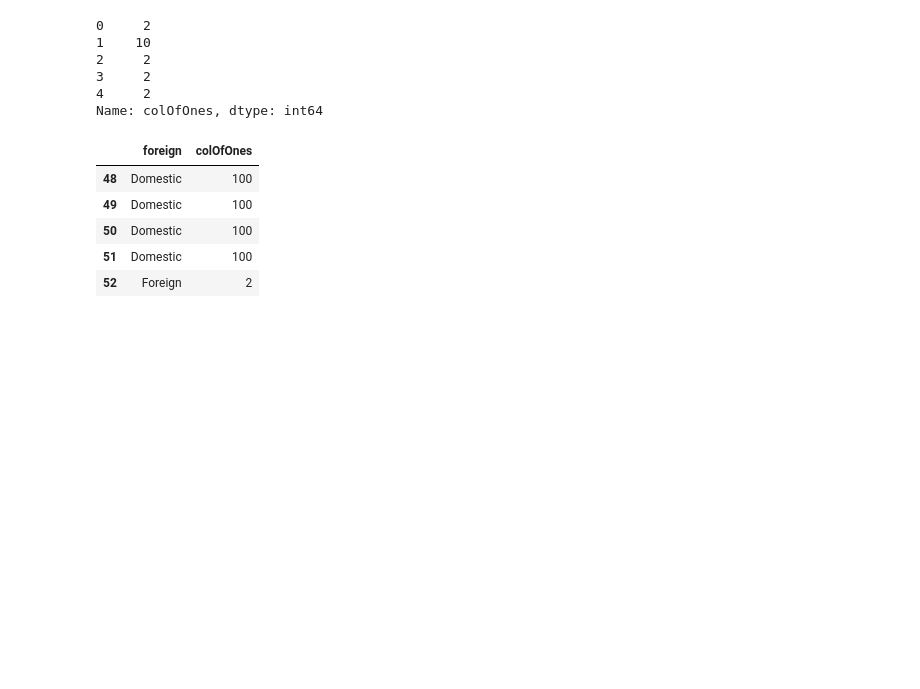
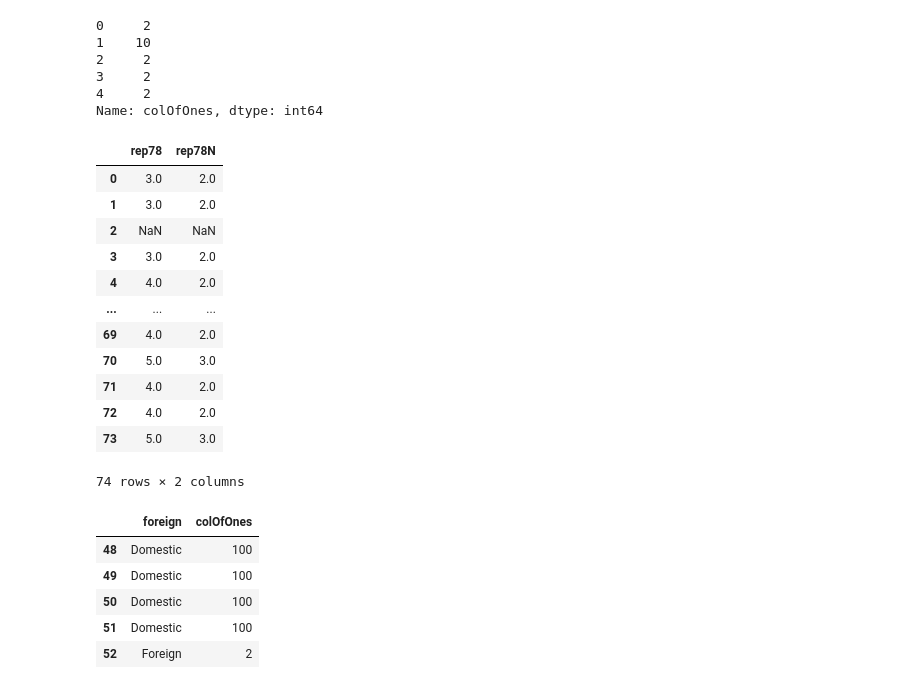
Before and after one commit to theaok/datManPy, a Jupyter notebook: pandas.ipynb, the cells around one changed output. Cells and saved outputs as stored; diff of their text form; code cells hidden in the pictures; blank space fills up the shorter version.

```diff
--- a/pandas.ipynb
+++ b/pandas.ipynb
@@ -760,6 +732,39 @@ auto['colOfOnes'][0:5]
 3     2
 4     2
 Name: colOfOnes, dtype: int64
+# %%
+###recode
+#mapping = {1:'<10k'
+#          ,2:'<10k'
+#          ,3:'<10k'
+#          ,4:'10-20k'
+#          ,5:'20-50k'
+#          ,6:'50-100k'
+#          ,7:'.1-.5m'
+#          ,8:'>.5m'
+#                    }
+#df=df.assign(rurUrb  = df.X049.map(mapping))
+mapping ={1:1
+          ,2:1
+          ,3:2
+          ,4:2
+          ,5:3}
+a=auto.assign(rep78N=auto.rep78.map(mapping))
+a[['rep78','rep78N']]
+# %% [output]
+|  | rep78 | rep78N |
+| 0 | 3.0 | 2.0 |
+| 1 | 3.0 | 2.0 |
+| 2 | NaN | NaN |
+| 3 | 3.0 | 2.0 |
+| 4 | 4.0 | 2.0 |
+| ... | ... | ... |
+| 69 | 4.0 | 2.0 |
+| 70 | 5.0 | 3.0 |
+| 71 | 4.0 | 2.0 |
+| 72 | 4.0 | 2.0 |
+| 73 | 5.0 | 3.0 |
+74 rows × 2 columns
 # %%
 # replace on condition
 #auto.loc[auto['colOfOnes'] <5, 'colOfOnes']  = '22'
```
Also changed, not shown: parts of 9 cells of this notebook.
